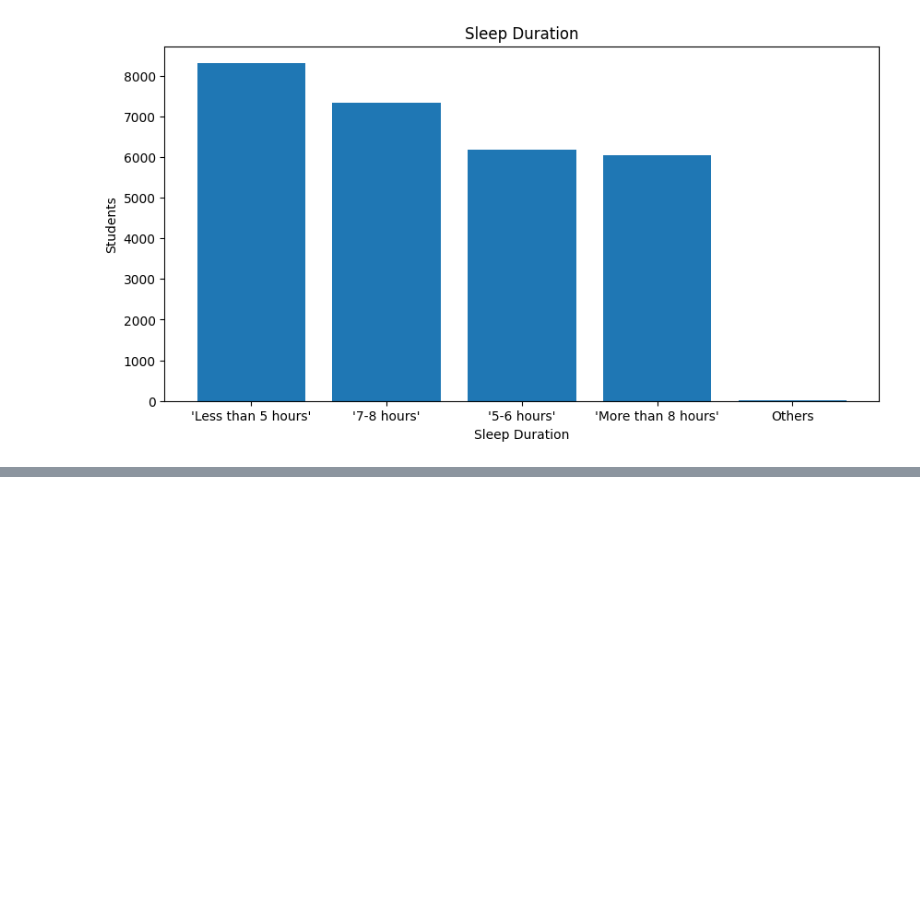
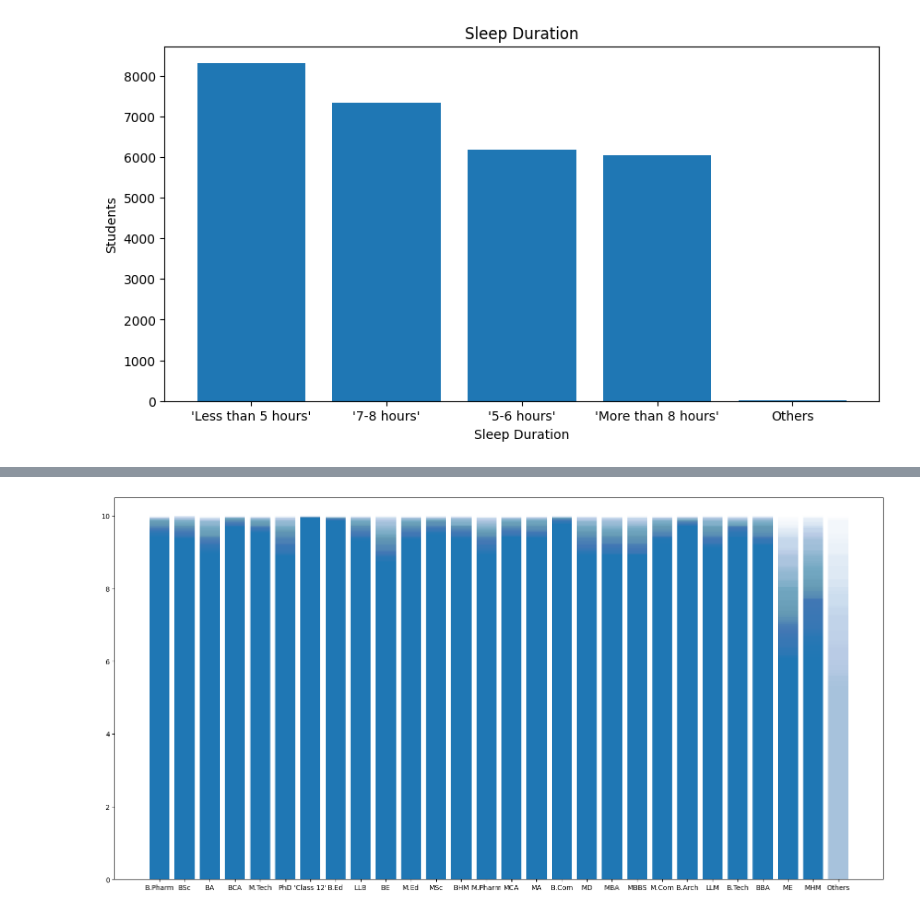
Before and after one commit to ToblerX/student_data_analysis, a Jupyter notebook: sample.ipynb, the cells around one changed output, grey strips where cells are left out. Saved outputs shown, nothing was run; the diff lists cells and outputs as text; code cells hidden in the pictures; blank space fills up the shorter version.

```diff
--- a/sample.ipynb
+++ b/sample.ipynb
@@ -83,0 +84,8 @@ plt.show()
+# %%
+# Correlation between Degree and CGPA
+
+plt.figure(figsize = (20,10))
+plt.bar(data['Degree'], data['CGPA'], alpha = 0.01)
+plt.show()
+# %% [output]
+[figure, added]
```
Also changed, not shown: parts of 1 cell of this notebook.
